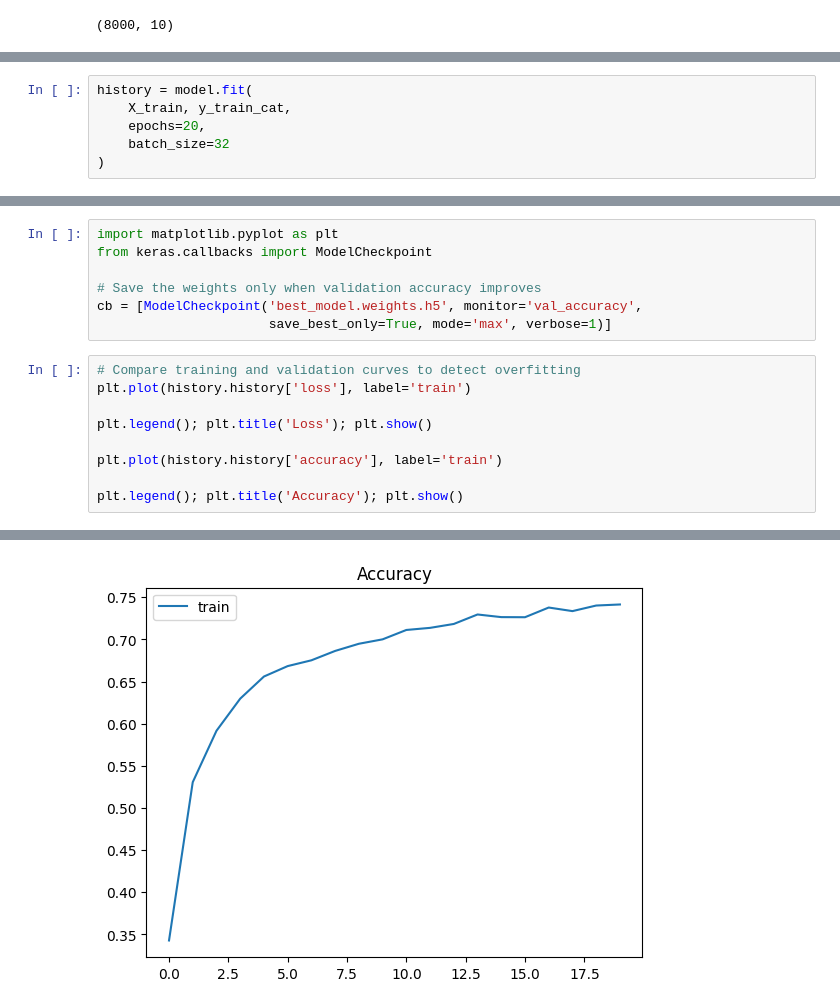
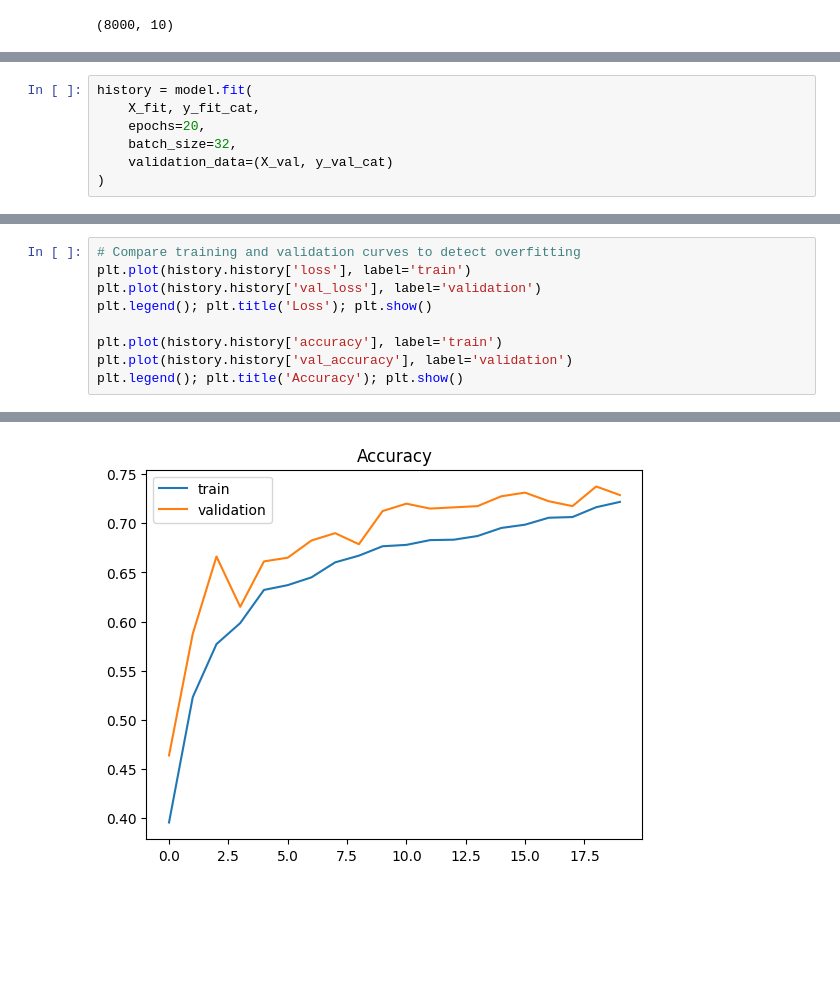
Before and after one commit to AnaDiazJ/egci463, a Jupyter notebook: Pattern_Midterm_Group9.ipynb, the cells around one changed output, grey strips where cells are left out. Cells and saved outputs as stored; diff of their text form; blank space fills up the shorter version.

```diff
--- a/Pattern_Midterm_Group9.ipynb
+++ b/Pattern_Midterm_Group9.ipynb
@@ -581,8 +591,9 @@ Model: "sequential_3"
 # %%
 history = model.fit(
-    X_train, y_train_cat,
+    X_fit, y_fit_cat,
     epochs=20,
-    batch_size=32
+    batch_size=32,
+    validation_data=(X_val, y_val_cat)
 )
 # %% [output]
 Epoch 1/20
@@ -637,17 +655,10 @@ weighted avg       0.79      0.79      0.79      2000
-# %%
-import matplotlib.pyplot as plt
-from keras.callbacks import ModelCheckpoint
-
-# Save the weights only when validation accuracy improves
-cb = [ModelCheckpoint('best_model.weights.h5', monitor='val_accuracy',
-                      save_best_only=True, mode='max', verbose=1)]
 # %%
 # Compare training and validation curves to detect overfitting
 plt.plot(history.history['loss'], label='train')
-
+plt.plot(history.history['val_loss'], label='validation')
 plt.legend(); plt.title('Loss'); plt.show()
 
 plt.plot(history.history['accuracy'], label='train')
-
+plt.plot(history.history['val_accuracy'], label='validation')
 plt.legend(); plt.title('Accuracy'); plt.show()
 # %% [output]
@@ -655 +666 @@ plt.legend(); plt.title('Accuracy'); plt.show()
-[figure, old version]
+[figure, new version]
```
Also changed, not shown: parts of 9 cells of this notebook.
